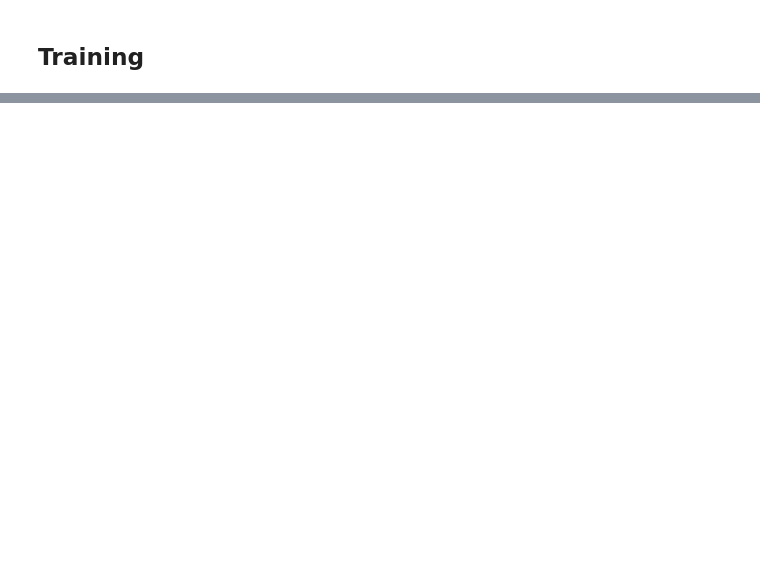
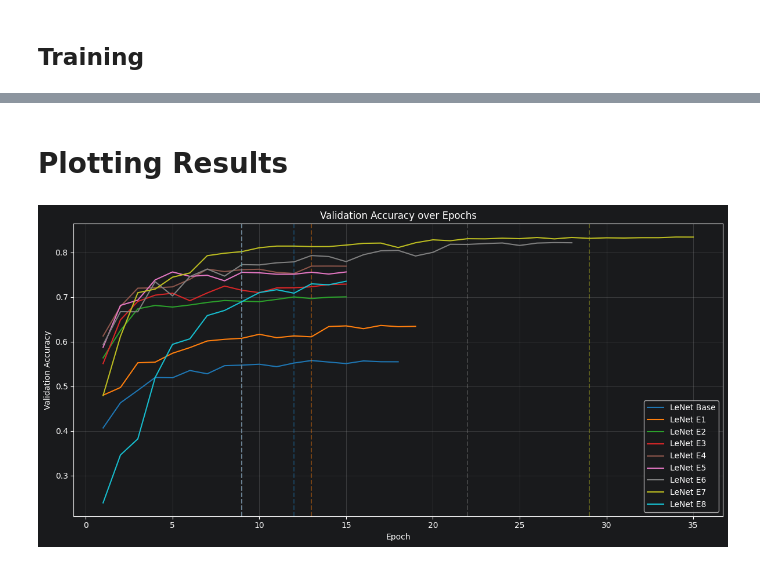
Before and after one commit to hamdannawaz582/LeNet, a Jupyter notebook: experimentation.ipynb, the cells around one changed output, grey strips where cells are left out. Cells and saved outputs as stored; diff of their text form; code cells hidden in the pictures; blank space fills up the shorter version.

Commit message:
Reached 83% accuracy

```diff
--- a/experimentation.ipynb
+++ b/experimentation.ipynb
@@ -117,0 +940,6 @@ KeyboardInterrupt:
+# %%
+model_statistics["LeNet E7"] = {
+    "history": history,
+    "convergence": early_stopping.stopped_epoch - early_stopping.patience,
+    "parameters": e7.count_params(),
+}
@@ -117,0 +1012,8 @@ KeyboardInterrupt:
+# %%
+e8 = LeNet_E8()
+e8.compile(
+    optimizer='adam',
+    loss='sparse_categorical_crossentropy',
+    metrics=['accuracy']
+)
+e8.summary()
@@ -117,0 +1042,7 @@ KeyboardInterrupt:
+# %%
+history = e8.fit(
+    x_train, y_train,
+    epochs=100,
+    callbacks=[early_stopping, reduce_lr],
+    validation_data=(x_val, y_val)
+)
@@ -117,0 +1071,6 @@ KeyboardInterrupt:
+# %%
+model_statistics["LeNet E8"] = {
+    "history": history,
+    "convergence": early_stopping.stopped_epoch - early_stopping.patience,
+    "parameters": e8.count_params(),
+}
@@ -117,0 +1125,2 @@ KeyboardInterrupt:
+# %% [markdown]
+# Plotting Results
@@ -117,0 +1129,20 @@ KeyboardInterrupt:
+# %%
+colors = cm.tab10(np.linspace(0, 1, len(model_statistics)))
+
+fig, ax = plt.subplots(figsize=(12, 6))
+
+for (name, stats), color in zip(model_statistics.items(), colors):
+    val_acc = stats["history"].history["val_accuracy"]
+    epochs  = range(1, len(val_acc) + 1)
+    ax.plot(epochs, val_acc, label=name, color=color)
+    ax.axvline(stats["convergence"], color=color, linestyle="--", alpha=0.4)
+
+ax.set_xlabel("Epoch")
+ax.set_ylabel("Validation Accuracy")
+ax.set_title("Validation Accuracy over Epochs")
+ax.legend()
+ax.grid(True, alpha=0.3)
+plt.tight_layout()
+plt.show()
+# %% [output]
+[figure, added]
```
Also changed, not shown: parts of 77 cells of this notebook.
